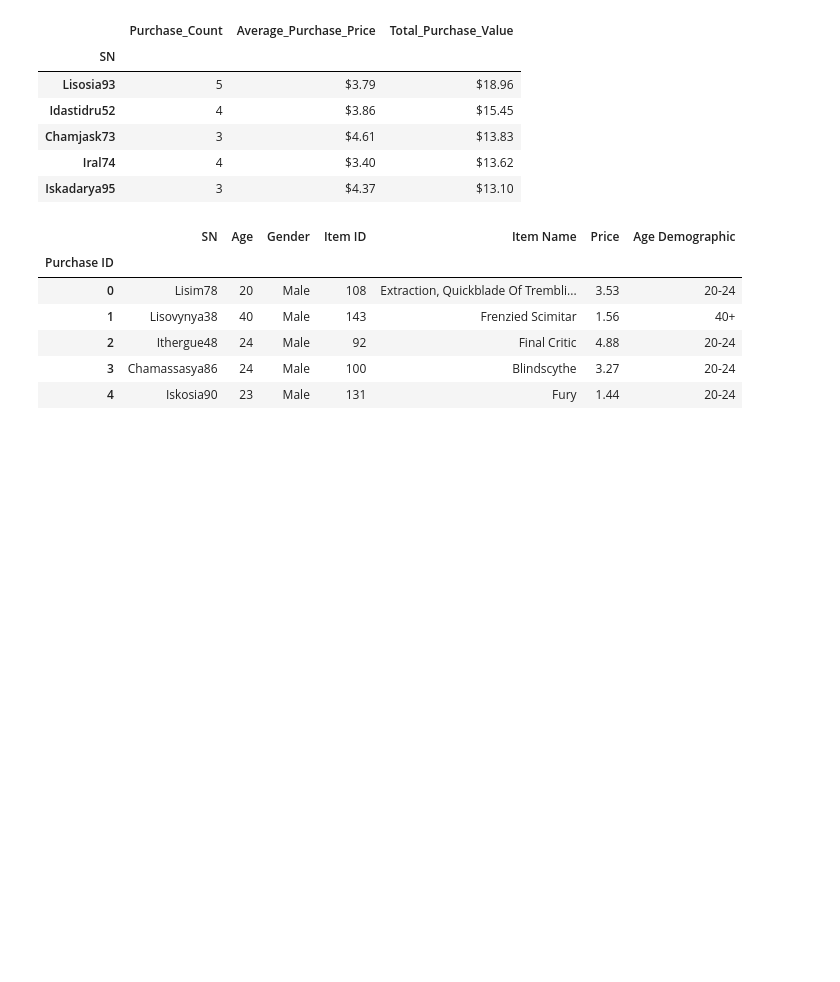
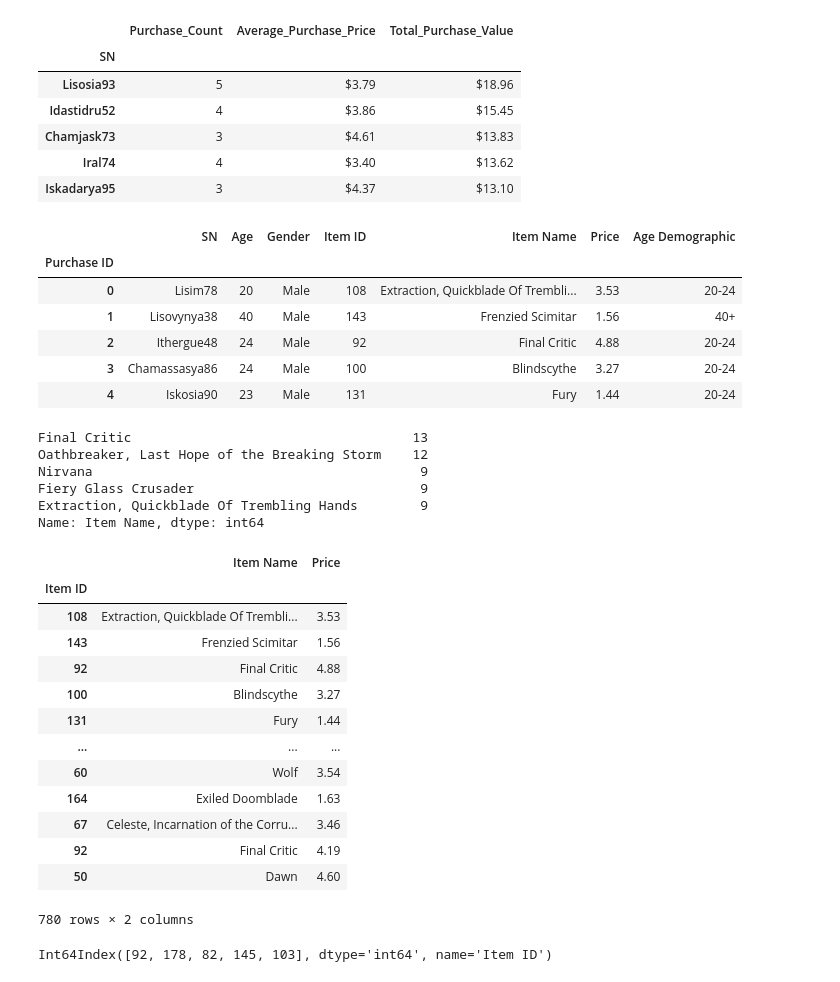
Before and after one commit to kylagelev/pandas-challenge, a Jupyter notebook: HeroesOfPymoli/main.ipynb, the cells around one changed output. Saved outputs shown, nothing was run; the diff lists cells and outputs as text; code cells hidden in the pictures; blank space fills up the shorter version.

Commit message:
update
working on both most profitable and most purchased item dataframes

```diff
--- a/HeroesOfPymoli/main.ipynb
+++ b/HeroesOfPymoli/main.ipynb
@@ -181,13 +181,10 @@ SN_purchase_data = index_purchase_data.set_index('SN')
 
 #putting values into list for total purchase value column
 SN_purchase_value = []
+totals = []
 for i in range(len(list_of_SN_spenders)):
     SN_value = list_of_SN_spenders[i]
     SN_purchase_value.append(SN_value)
-
-#so now we can use a for function to go through list, find in database and collect values for purchase count column
-totals = []
-for i in range(len(list_of_SN_spenders)):
     spender = list_of_SN_spenders.index[i]
     spender_values = SN_purchase_data.loc[spender,'Item ID']
     totals.append(spender_values)
@@ -233,0 +229,64 @@ index_purchase_data.head()
+# %%
+#considering this step and the following step involve the items and price, I decided to draw out that specific data into a separate dataframe
+list_of_items_and_prices = index_purchase_data[['Item ID', 'Item Name', 'Price']]
+
+#refine index
+list_of_items_and_prices = list_of_items_and_prices.set_index('Item ID')
+list_of_items_and_prices
+# %%
+#most popular items
+largest_item_counts = list_of_items_and_prices['Item Name'].value_counts().nlargest()
+
+
+
+#creating dataframe
+#list_of_tuples = list(zip(largest_item_counts,))
+#most_popular_items_df = pd.DataFrame(list_of_tuples, columns = ['Purchase_Count','Item_Price','Total_Purchase_Value'], index = )
+#most_popular_items_df
+
+largest_item_counts
+# %% [output]
+Final Critic                                    13
+Oathbreaker, Last Hope of the Breaking Storm    12
+Nirvana                                          9
+Fiery Glass Crusader                             9
+Extraction, Quickblade Of Trembling Hands        9
+Name: Item Name, dtype: int64
+# %%
+#most profitable
+largest_price_sums = list_of_items_and_prices.groupby('Item ID')['Price'].sum().nlargest()
+largest_price_sums
+
+item_IDs_price = price_sums.index
+
+item_names = []
+item_prices = []
+for i in range(len(largest_price_sums)):
+    price = list_of_items_and_prices.loc[item_IDs[i],'Price']
+    item_prices.append(price)
+    name = list_of_items_and_prices.loc[item_IDs[i],'Item Name']
+    item_names.append(name)
+
+total_item_prices = []
+for i in range(len(item_prices)):
+    total_item_price = item_prices[i].sum()/len(item_prices[i])
+    total_item_prices.append(total_item_price)
+# %% [output]
+|  | Item Name | Price |
+| Item ID |  |  |
+| 108 | Extraction, Quickblade Of Trembli... | 3.53 |
+| 143 | Frenzied Scimitar | 1.56 |
+| 92 | Final Critic | 4.88 |
+| 100 | Blindscythe | 3.27 |
+| 131 | Fury | 1.44 |
+| ... | ... | ... |
+| 60 | Wolf | 3.54 |
+| 164 | Exiled Doomblade | 1.63 |
+| 67 | Celeste, Incarnation of the Corru... | 3.46 |
+| 92 | Final Critic | 4.19 |
+| 50 | Dawn | 4.60 |
+780 rows × 2 columns
+# %%
+item_IDs_price
+# %% [output]
+Int64Index([92, 178, 82, 145, 103], dtype='int64', name='Item ID')
```
Also changed, not shown: parts of 2 cells of this notebook.
